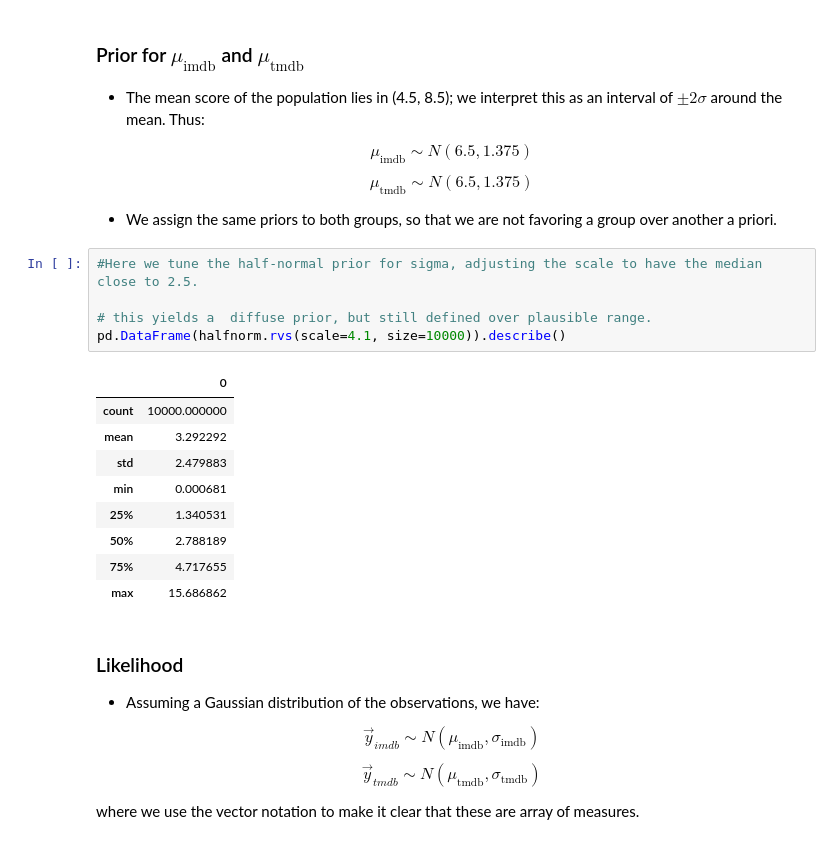
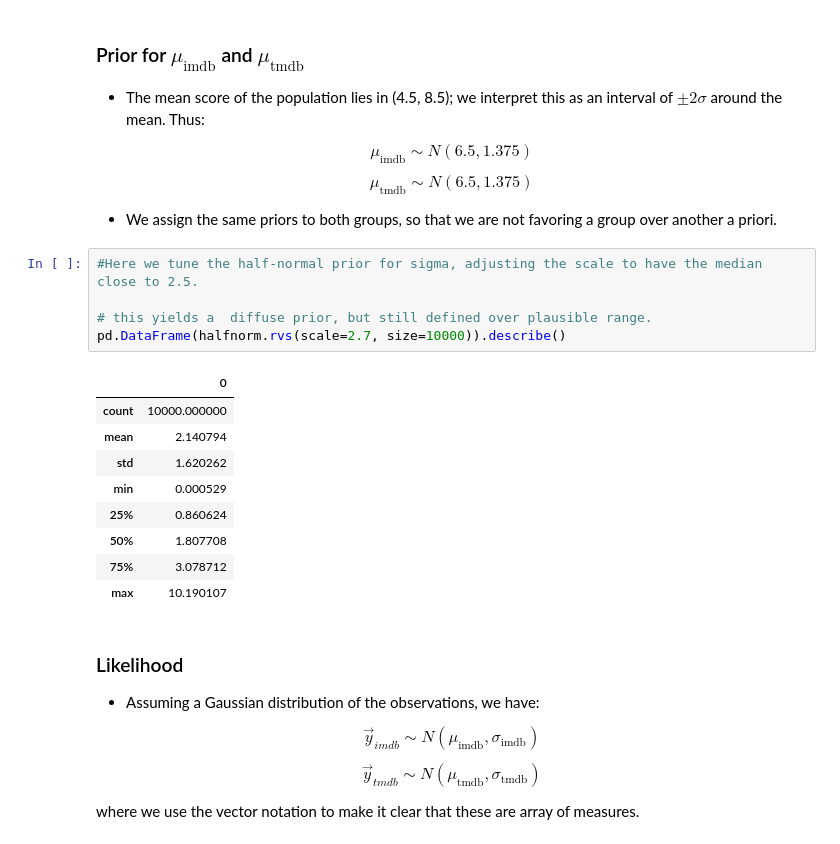
Before and after one commit to FabioLddo/netflix_popular_movies_probabilistic_programming, a Jupyter notebook: project_netflix_analysis.ipynb, the cells around one changed output. Saved outputs shown, nothing was run; the diff lists cells and outputs as text.

```diff
--- a/project_netflix_analysis.ipynb
+++ b/project_netflix_analysis.ipynb
@@ -204,18 +216,18 @@ $$
 # %%
 #Here we tune the half-normal prior for sigma, adjusting the scale to have the median close to 2.5.
 
 # this yields a  diffuse prior, but still defined over plausible range.
-pd.DataFrame(halfnorm.rvs(scale=4.1, size=10000)).describe()
+pd.DataFrame(halfnorm.rvs(scale=2.7, size=10000)).describe()
 # %% [output]
 |  | 0 |
 | count | 10000.000000 |
-| mean | 3.292292 |
-| std | 2.479883 |
-| min | 0.000681 |
-| 25% | 1.340531 |
-| 50% | 2.788189 |
-| 75% | 4.717655 |
-| max | 15.686862 |
+| mean | 2.140794 |
+| std | 1.620262 |
+| min | 0.000529 |
+| 25% | 0.860624 |
+| 50% | 1.807708 |
+| 75% | 3.078712 |
+| max | 10.190107 |
 # %% [markdown]
 ### Likelihood
 
```
Also changed, not shown: parts of 42 cells of this notebook.
